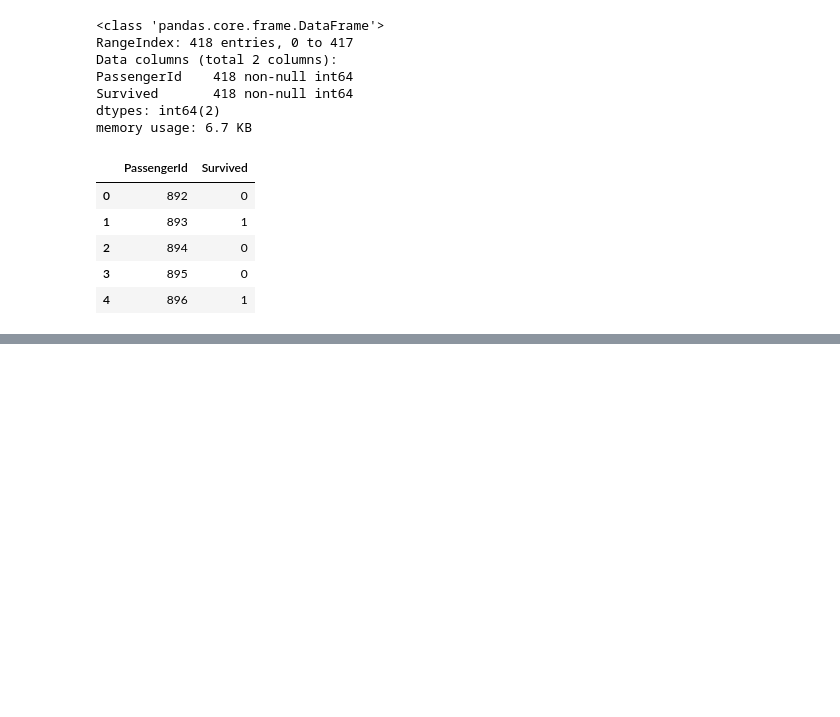
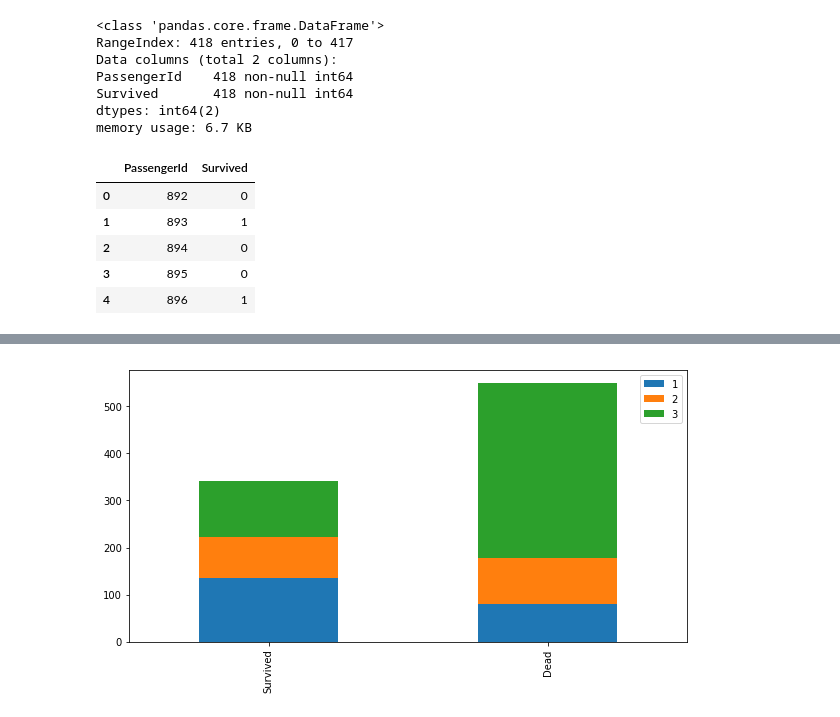
Before and after one commit to sunmarknatecom/kaggle_titanic, a Jupyter notebook: kaggle_titanic.ipynb, the cells around one changed output, grey strips where cells are left out. Saved outputs shown, nothing was run; the diff lists cells and outputs as text; code cells hidden in the pictures; blank space fills up the shorter version.

```diff
--- a/kaggle_titanic.ipynb
+++ b/kaggle_titanic.ipynb
@@ -88,0 +150,4 @@ gender_submission_ds.head()
+# %%
+bar_chart('Pclass')
+# %% [output]
+[figure, added]
```
Also changed, not shown: parts of 15 cells of this notebook, 3 other files.
